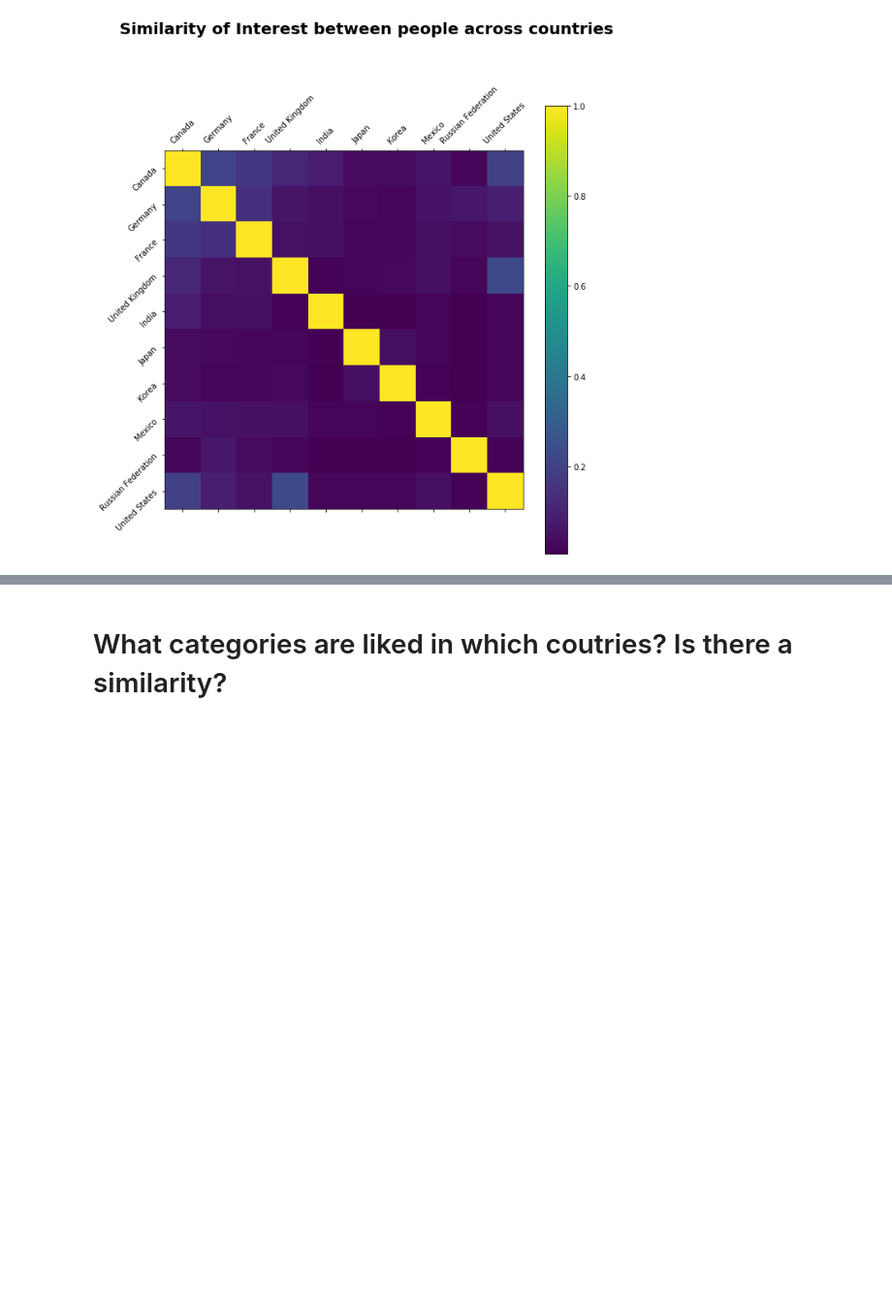
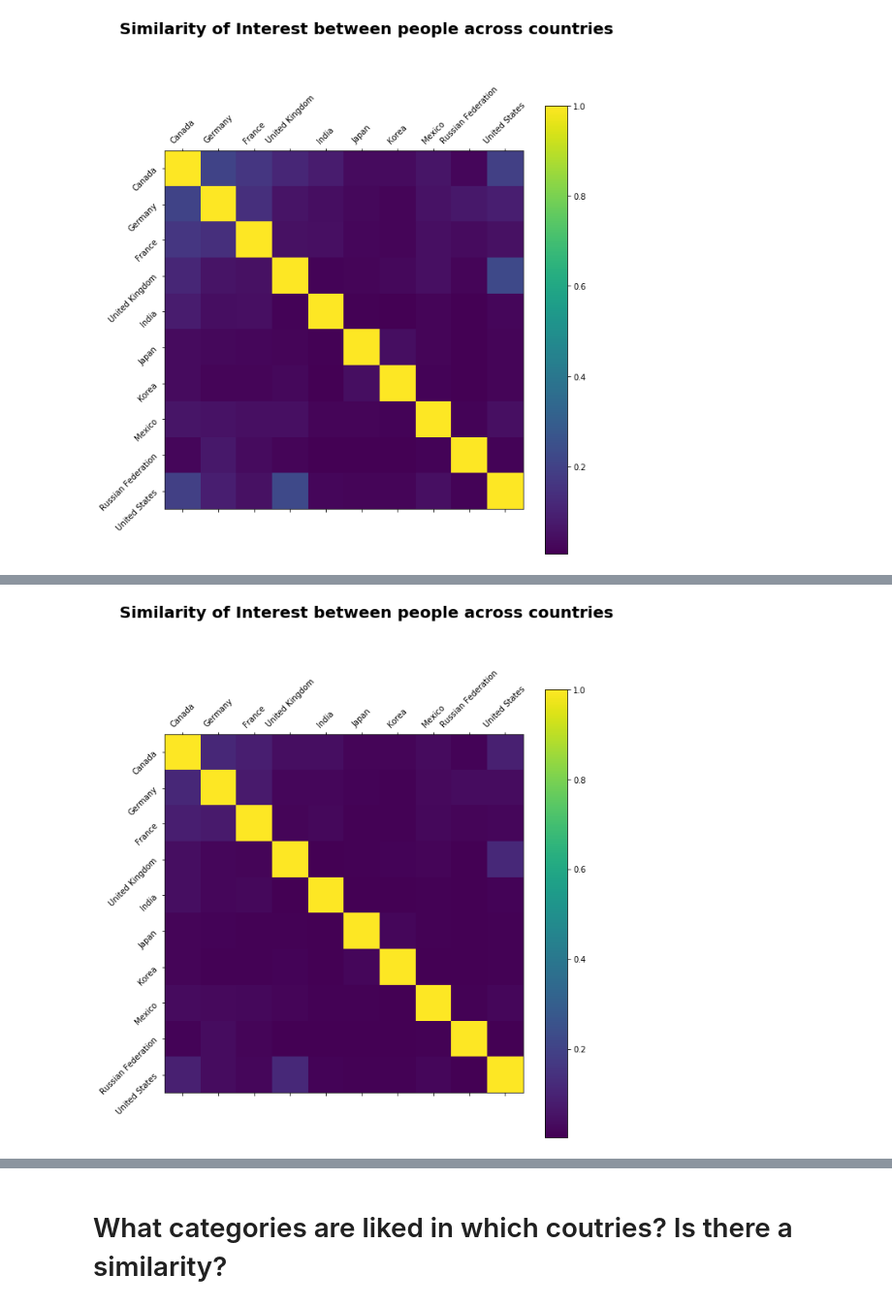
Before and after one commit to bnarath/YouTube_Trending, a Jupyter notebook: youtube-trending/Code/Language_Country_Category_Questions.ipynb, the cells around one changed output, grey strips where cells are left out. Shown at 97% size. Cells and saved outputs as stored; diff of their text form; code cells hidden in the pictures; blank space fills up the shorter version.

Commit message:
Finished analysis on region-two-insights, basic plots in language, duration, finished feature selection

```diff
--- a/youtube-trending/Code/Language_Country_Category_Questions.ipynb
+++ b/youtube-trending/Code/Language_Country_Category_Questions.ipynb
@@ -182,6 +187,17 @@ def Cosine_Similarity_Matrix(Table):
             Sim_Matrix.loc[row,col] = Num/Denom
     Sim_Matrix = Sim_Matrix.astype('float')
     return Sim_Matrix
+
+def Jaccard_Similarity_Matrix(Table):
+    N = Table.index.to_list()
+    Sim_Matrix = pd.DataFrame(index=N, columns=N)
+    for row in N:
+        for col in N:
+            Num = len(set(Table.loc[row][0]).intersection(set(Table.loc[col][0])))
+            Denom = len(set(Table.loc[row][0]).union(set(Table.loc[col][0])))
+            Sim_Matrix.loc[row,col] = Num/Denom
+    Sim_Matrix = Sim_Matrix.astype('float')
+    return Sim_Matrix
 # %%
 Similarity = Cosine_Similarity_Matrix(Country_Video_Table)
 Similarity
@@ -207,3 +223,16 @@ _=plt.show()
 | Russian Federation | 0.022374 | 0.069039 | 0.033955 | 0.020298 | 0.006267 | 0.009711 | 0.008298 | 0.015194 | 1.000000 | ... |
 | United States | 0.195455 | 0.088373 | 0.051685 | 0.225973 | 0.025361 | 0.019795 | 0.019608 | 0.047924 | 0.015232 | ... |
 [figure]
+# %%
+Similarity2 = Jaccard_Similarity_Matrix(Country_Video_Table)
+Similarity2
+
+_=plt.figure(figsize=(10,10))
+_=plt.matshow(Similarity2, fignum=1)
+_=plt.xticks(range(len(Similarity2.columns)), Similarity.columns, rotation=45)
+_=plt.yticks(range(len(Similarity2.columns)), Similarity.columns, rotation=45)
+_=plt.colorbar()
+_=plt.suptitle('Similarity of Interest between people across countries', fontsize=20, weight='bold', y=1.01)
+_= plt.savefig('../Image/Correlation_on_video_watch.png')
+_=plt.show()
+# %% [output]
@@ -209,0 +250 @@ _=plt.show()
+[figure, added]
```
Also changed, not shown: parts of 42 cells of this notebook, 13 other files.
